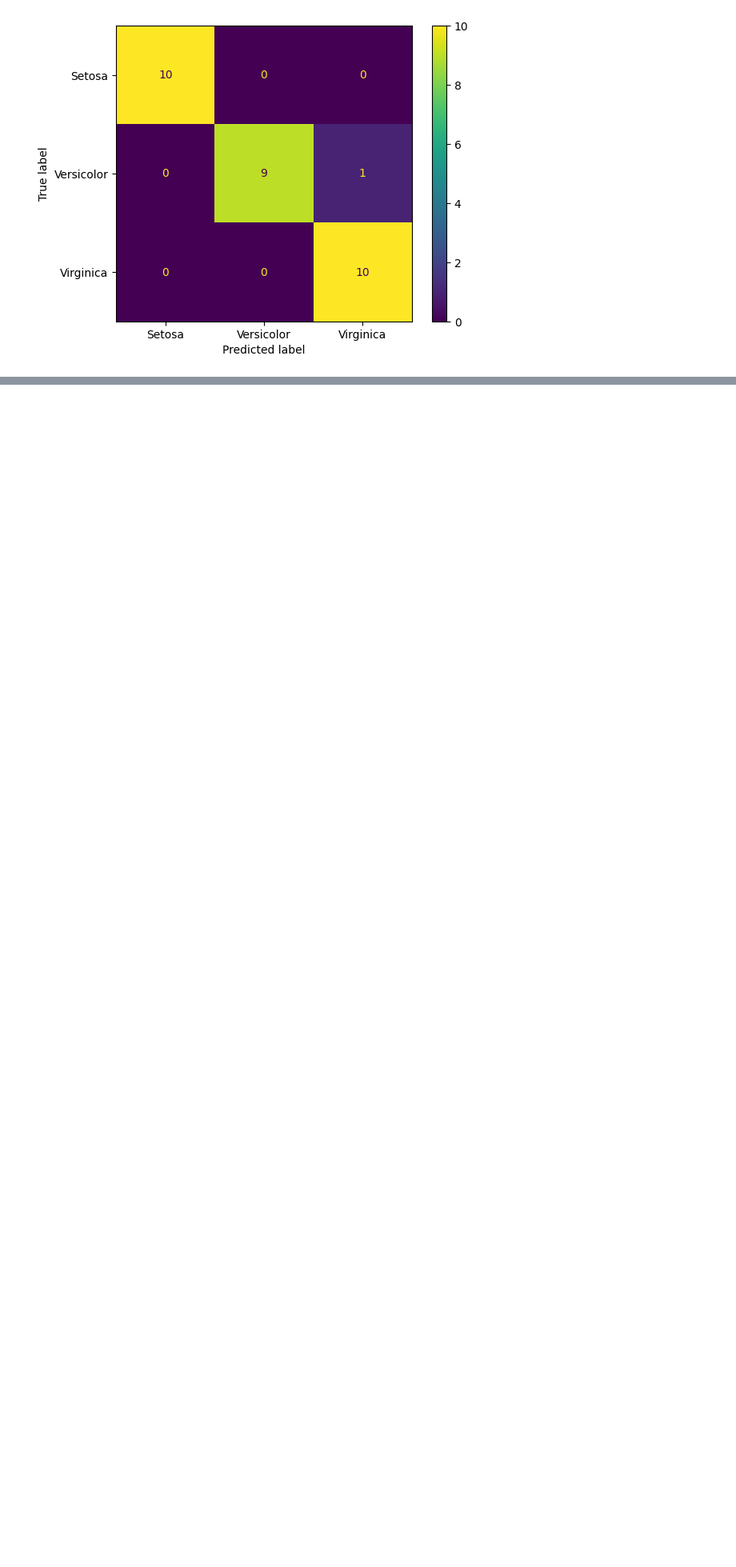
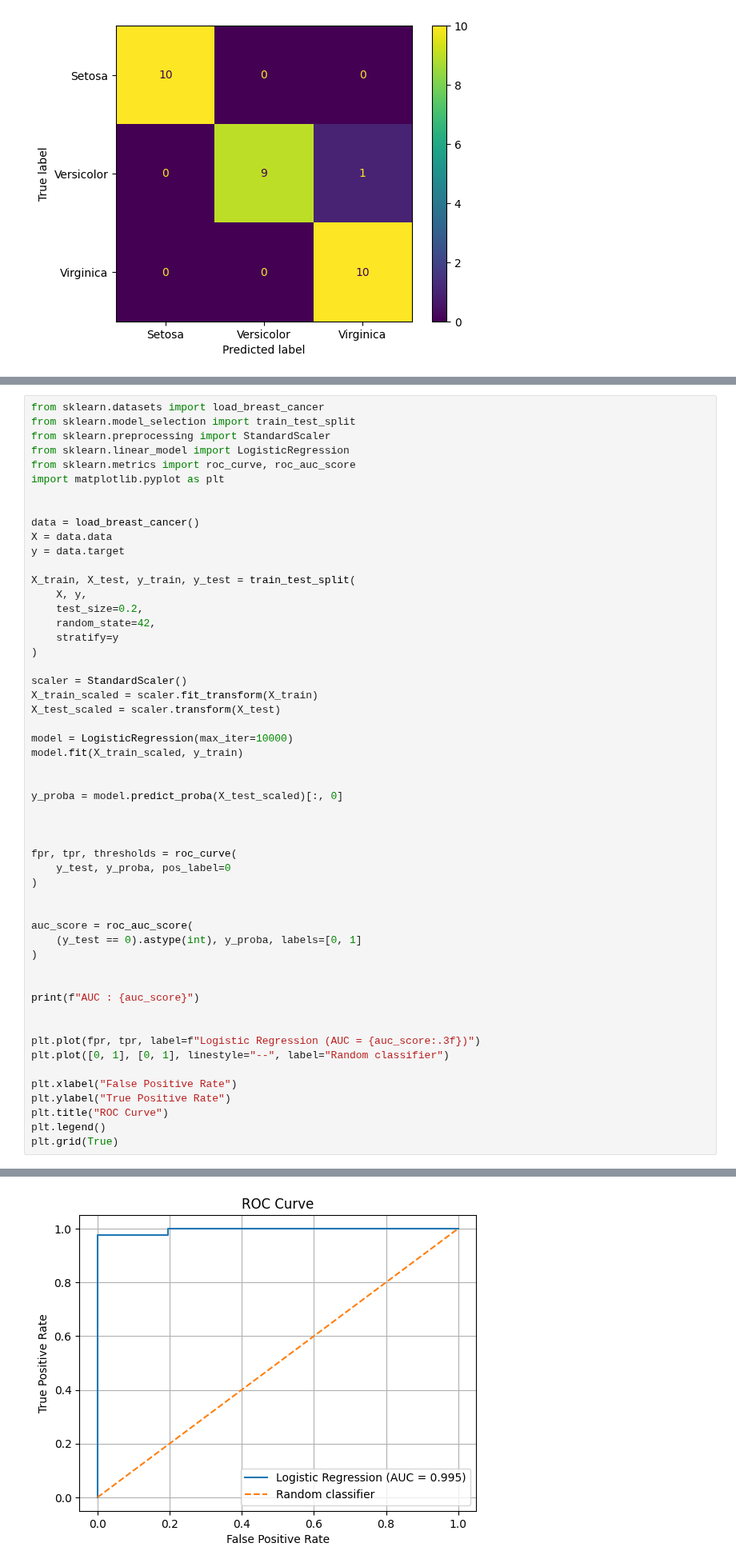
Before and after one commit to Zarif-451/Machine-Learning, a Jupyter notebook: Scikit-Learn/Scikit-Learn (Supervised ML)/classification.ipynb, the cells around one changed output, grey strips where cells are left out. Shown at 80% size. Drawn from its saved outputs; the diff is of its cells as text; blank space fills up the shorter version.

Commit message:
Completed Classification Evaluation metrics

```diff
--- a/Scikit-Learn/Scikit-Learn (Supervised ML)/classification.ipynb
+++ b/Scikit-Learn/Scikit-Learn (Supervised ML)/classification.ipynb
@@ -1020,0 +2023,54 @@ Target Names : ['setosa' 'versicolor' 'virginica']
+# %%
+from sklearn.datasets import load_breast_cancer
+from sklearn.model_selection import train_test_split
+from sklearn.preprocessing import StandardScaler
+from sklearn.linear_model import LogisticRegression
+from sklearn.metrics import roc_curve, roc_auc_score
+import matplotlib.pyplot as plt
+
+
+data = load_breast_cancer()
+X = data.data
+y = data.target
+
+X_train, X_test, y_train, y_test = train_test_split(
+    X, y,
+    test_size=0.2,
+    random_state=42,
+    stratify=y
+)
+
+scaler = StandardScaler()
+X_train_scaled = scaler.fit_transform(X_train)
+X_test_scaled = scaler.transform(X_test)
+
+model = LogisticRegression(max_iter=10000)
+model.fit(X_train_scaled, y_train)
+
+
+y_proba = model.predict_proba(X_test_scaled)[:, 0]
+
+
+
+fpr, tpr, thresholds = roc_curve(
+    y_test, y_proba, pos_label=0
+)
+
+
+auc_score = roc_auc_score(
+    (y_test == 0).astype(int), y_proba, labels=[0, 1]
+)
+
+
+print(f"AUC : {auc_score}")
+
+
+plt.plot(fpr, tpr, label=f"Logistic Regression (AUC = {auc_score:.3f})")
+plt.plot([0, 1], [0, 1], linestyle="--", label="Random classifier")
+
+plt.xlabel("False Positive Rate")
+plt.ylabel("True Positive Rate")
+plt.title("ROC Curve")
+plt.legend()
+plt.grid(True)
+# %% [output]
@@ -1020,0 +2078 @@ Target Names : ['setosa' 'versicolor' 'virginica']
+[figure, added]
```
Also changed, not shown: parts of 12 cells of this notebook.
